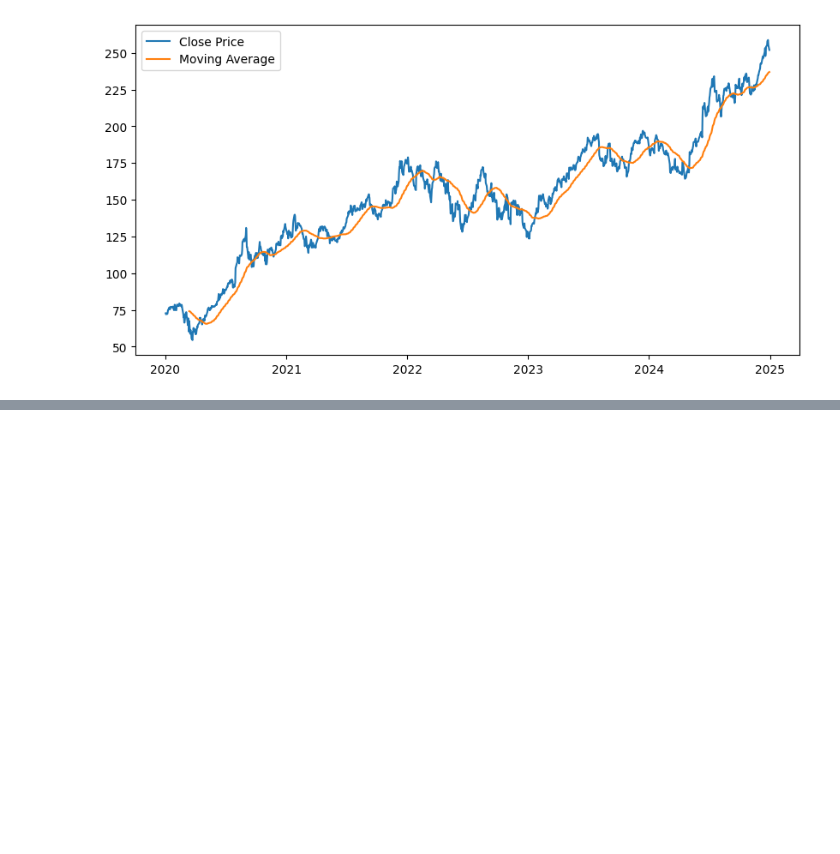
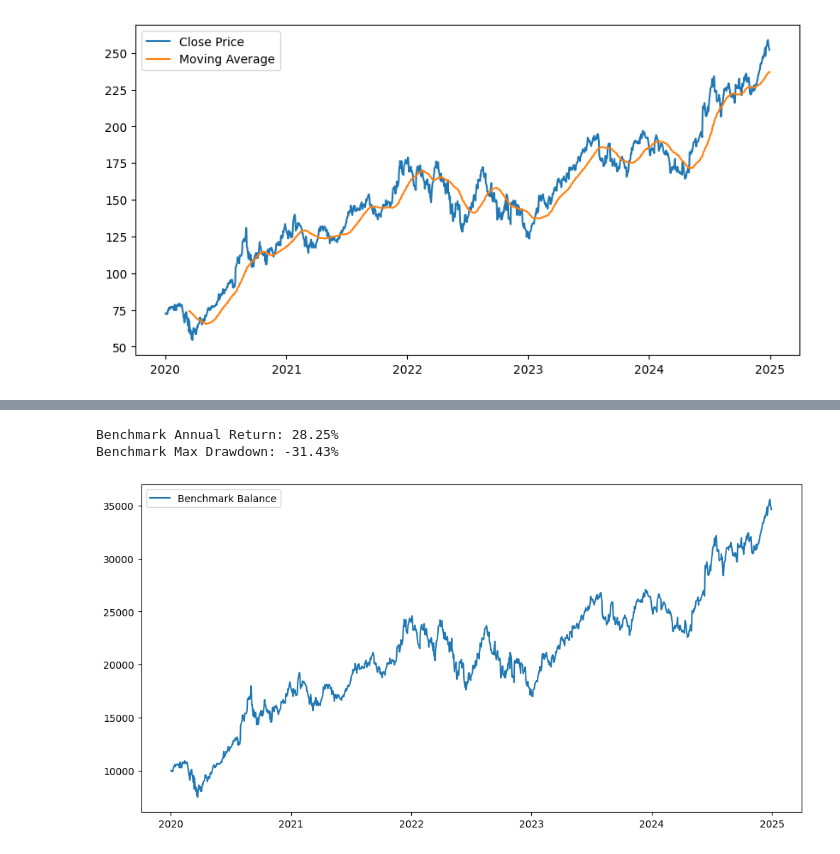
Before and after one commit to lego651/Backtest, a Jupyter notebook: Python/0.benchmark.ipynb, the cells around one changed output, grey strips where cells are left out. Cells and saved outputs as stored; diff of their text form; code cells hidden in the pictures; blank space fills up the shorter version.

Commit message:
add plot for benchmark

```diff
--- a/Python/0.benchmark.ipynb
+++ b/Python/0.benchmark.ipynb
@@ -78,0 +80,19 @@ See the caveats in the documentation: https://pandas.pydata.org/pandas-docs/stab
+# %%
+#metrics print out
+cagr_bench = round((((data.Bench_Bal.iloc[-1] / data.Bench_Bal.iloc[0]) ** (1 / years)) - 1) * 100, 2)
+cagr_bench
+
+dd_bench = round(((data.Bench_DD / data.Bench_Peak).min()) * 100, 2)
+
+print(f"Benchmark Annual Return: {cagr_bench}%")
+print(f"Benchmark Max Drawdown: {dd_bench}%")
+
+#plot benchmark
+plt.figure(figsize=(12, 6))
+plt.plot(data.Bench_Bal, label='Benchmark Balance')
+plt.legend()
+plt.show()
+# %% [output]
+Benchmark Annual Return: 28.25%
+Benchmark Max Drawdown: -31.43%
+[figure, added]
```
Also changed, not shown: parts of 2 cells of this notebook.
